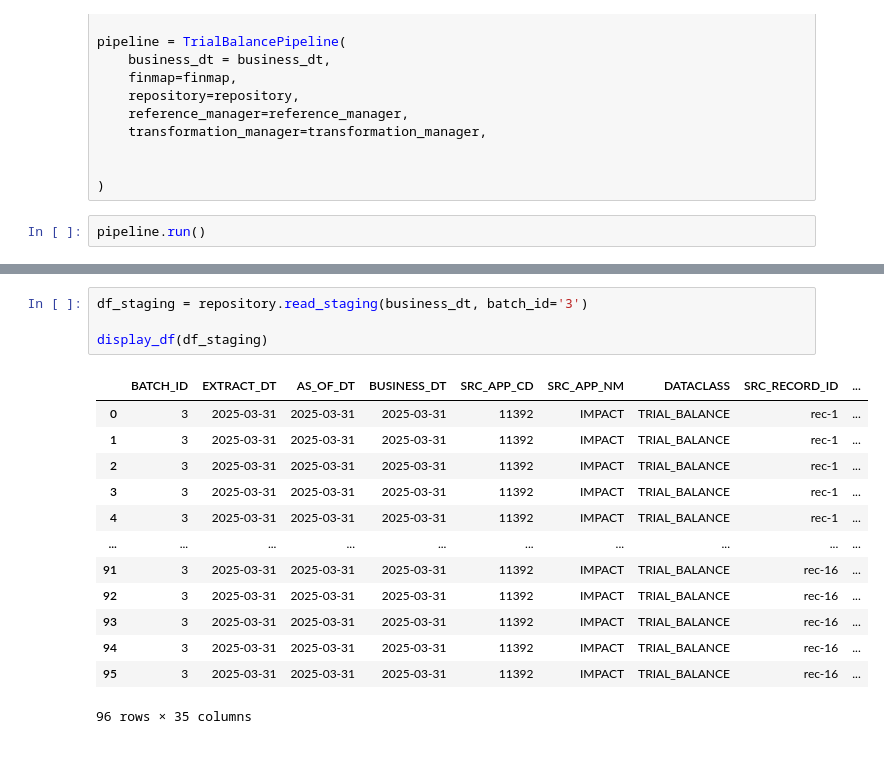
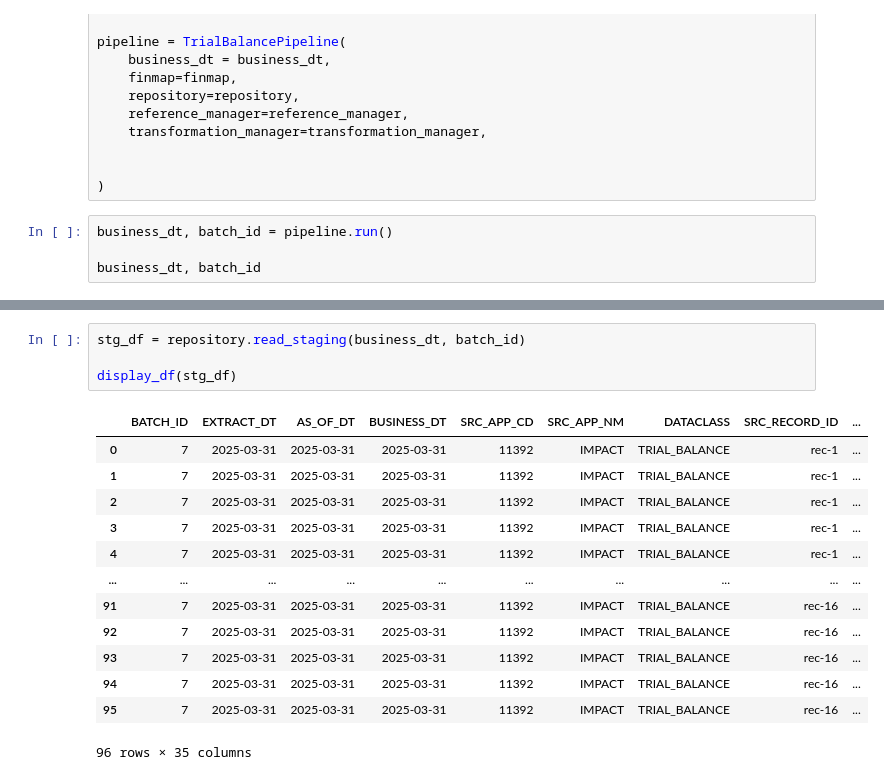
Before and after one commit to northforge-studio/northforge-finance, a Jupyter notebook: main.ipynb, the cells around one changed output, grey strips where cells are left out. Drawn from its saved outputs; the diff is of its cells as text.

```diff
--- a/main.ipynb
+++ b/main.ipynb
@@ -70,5 +70,7 @@ pipeline = TrialBalancePipeline(
 
 )
 # %%
-pipeline.run()
+business_dt, batch_id = pipeline.run()
+
+business_dt, batch_id
 # %% [output]
@@ -92,20 +94,20 @@ display_df(df_source)
 | 95 | 1 | 2025-03-31 | 2025-03-31 | 2025-03-31 | 11392 | IMPACT | rec-16 | NSA | ... |
 96 rows × 21 columns
 # %%
-df_staging = repository.read_staging(business_dt, batch_id='3')
+stg_df = repository.read_staging(business_dt, batch_id)
 
-display_df(df_staging)
+display_df(stg_df)
 # %% [output]
 |  | BATCH_ID | EXTRACT_DT | AS_OF_DT | BUSINESS_DT | SRC_APP_CD | SRC_APP_NM | DATACLASS | SRC_RECORD_ID | ... |
-| 0 | 3 | 2025-03-31 | 2025-03-31 | 2025-03-31 | 11392 | IMPACT | TRIAL_BALANCE | rec-1 | ... |
-| 1 | 3 | 2025-03-31 | 2025-03-31 | 2025-03-31 | 11392 | IMPACT | TRIAL_BALANCE | rec-1 | ... |
-| 2 | 3 | 2025-03-31 | 2025-03-31 | 2025-03-31 | 11392 | IMPACT | TRIAL_BALANCE | rec-1 | ... |
-| 3 | 3 | 2025-03-31 | 2025-03-31 | 2025-03-31 | 11392 | IMPACT | TRIAL_BALANCE | rec-1 | ... |
-| 4 | 3 | 2025-03-31 | 2025-03-31 | 2025-03-31 | 11392 | IMPACT | TRIAL_BALANCE | rec-1 | ... |
+| 0 | 7 | 2025-03-31 | 2025-03-31 | 2025-03-31 | 11392 | IMPACT | TRIAL_BALANCE | rec-1 | ... |
+| 1 | 7 | 2025-03-31 | 2025-03-31 | 2025-03-31 | 11392 | IMPACT | TRIAL_BALANCE | rec-1 | ... |
+| 2 | 7 | 2025-03-31 | 2025-03-31 | 2025-03-31 | 11392 | IMPACT | TRIAL_BALANCE | rec-1 | ... |
+| 3 | 7 | 2025-03-31 | 2025-03-31 | 2025-03-31 | 11392 | IMPACT | TRIAL_BALANCE | rec-1 | ... |
+| 4 | 7 | 2025-03-31 | 2025-03-31 | 2025-03-31 | 11392 | IMPACT | TRIAL_BALANCE | rec-1 | ... |
 | ... | ... | ... | ... | ... | ... | ... | ... | ... | ... |
-| 91 | 3 | 2025-03-31 | 2025-03-31 | 2025-03-31 | 11392 | IMPACT | TRIAL_BALANCE | rec-16 | ... |
-| 92 | 3 | 2025-03-31 | 2025-03-31 | 2025-03-31 | 11392 | IMPACT | TRIAL_BALANCE | rec-16 | ... |
-| 93 | 3 | 2025-03-31 | 2025-03-31 | 2025-03-31 | 11392 | IMPACT | TRIAL_BALANCE | rec-16 | ... |
-| 94 | 3 | 2025-03-31 | 2025-03-31 | 2025-03-31 | 11392 | IMPACT | TRIAL_BALANCE | rec-16 | ... |
-| 95 | 3 | 2025-03-31 | 2025-03-31 | 2025-03-31 | 11392 | IMPACT | TRIAL_BALANCE | rec-16 | ... |
+| 91 | 7 | 2025-03-31 | 2025-03-31 | 2025-03-31 | 11392 | IMPACT | TRIAL_BALANCE | rec-16 | ... |
+| 92 | 7 | 2025-03-31 | 2025-03-31 | 2025-03-31 | 11392 | IMPACT | TRIAL_BALANCE | rec-16 | ... |
+| 93 | 7 | 2025-03-31 | 2025-03-31 | 2025-03-31 | 11392 | IMPACT | TRIAL_BALANCE | rec-16 | ... |
+| 94 | 7 | 2025-03-31 | 2025-03-31 | 2025-03-31 | 11392 | IMPACT | TRIAL_BALANCE | rec-16 | ... |
+| 95 | 7 | 2025-03-31 | 2025-03-31 | 2025-03-31 | 11392 | IMPACT | TRIAL_BALANCE | rec-16 | ... |
 96 rows × 35 columns
```
Also changed, not shown: parts of 5 cells of this notebook, 14 other files.
